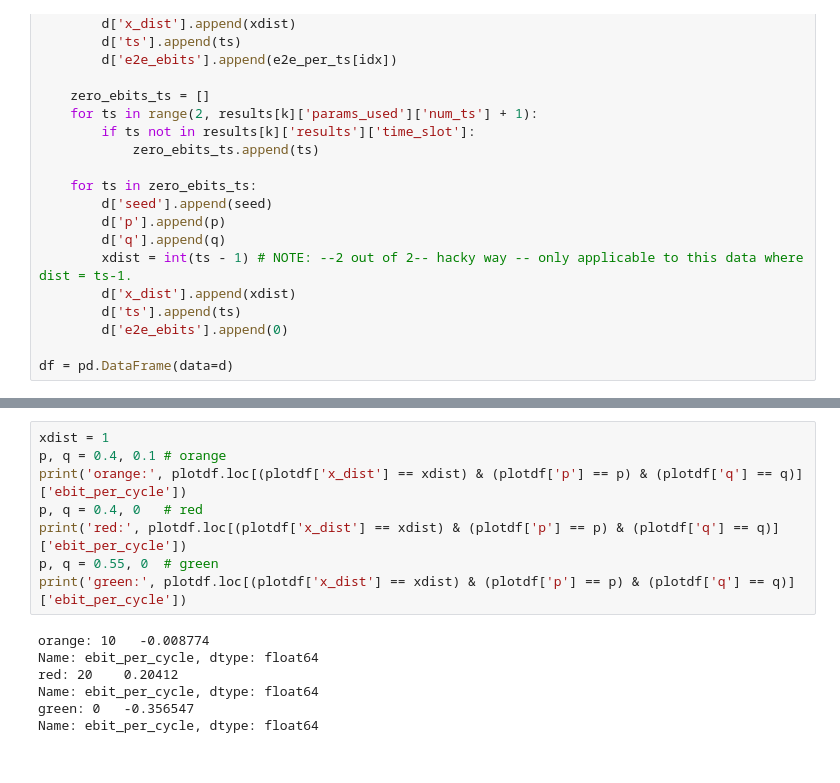
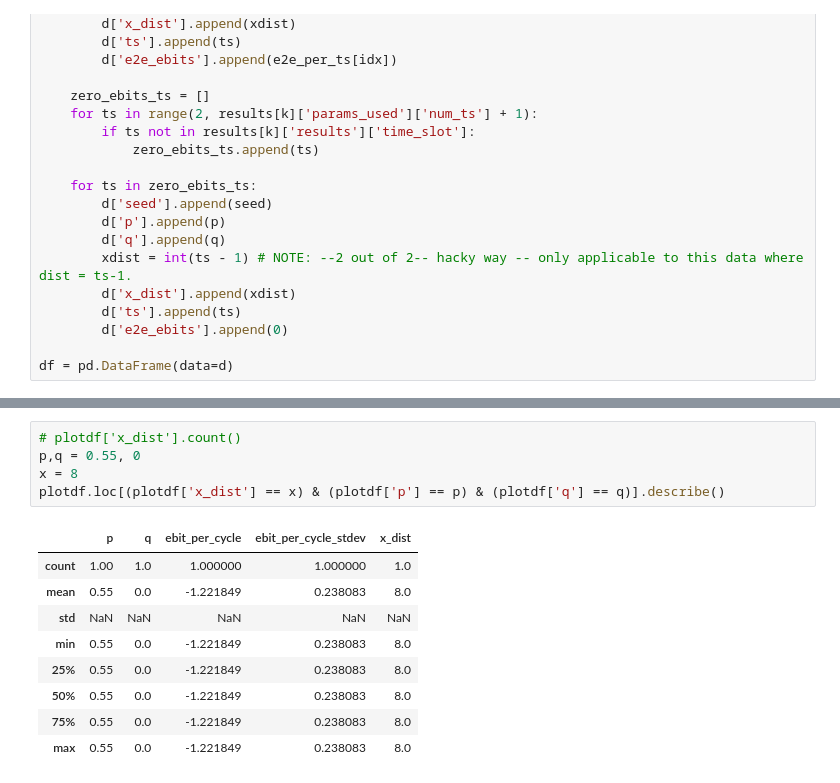
Before and after one commit to huzaifahnadeem/qnet-sim, a Jupyter notebook: src/exp_graph.ipynb, the cells around one changed output, grey strips where cells are left out. Drawn from its saved outputs; the diff is of its cells as text.

```diff
--- a/src/exp_graph.ipynb
+++ b/src/exp_graph.ipynb
@@ -153,15 +164,15 @@ plotdf
-# %%
-xdist = 1
-p, q = 0.4, 0.1 # orange
-print('orange:', plotdf.loc[(plotdf['x_dist'] == xdist) & (plotdf['p'] == p) & (plotdf['q'] == q)]['ebit_per_cycle'])
-p, q = 0.4, 0   # red
-print('red:', plotdf.loc[(plotdf['x_dist'] == xdist) & (plotdf['p'] == p) & (plotdf['q'] == q)]['ebit_per_cycle'])
-p, q = 0.55, 0  # green
-print('green:', plotdf.loc[(plotdf['x_dist'] == xdist) & (plotdf['p'] == p) & (plotdf['q'] == q)]['ebit_per_cycle'])
-# %% [output]
-orange: 10   -0.008774
-Name: ebit_per_cycle, dtype: float64
-red: 20    0.20412
-Name: ebit_per_cycle, dtype: float64
-green: 0   -0.356547
-Name: ebit_per_cycle, dtype: float64
+# %%
+# plotdf['x_dist'].count()
+p,q = 0.55, 0
+x = 8
+plotdf.loc[(plotdf['x_dist'] == x) & (plotdf['p'] == p) & (plotdf['q'] == q)].describe()
+# %% [output]
+|  | p | q | ebit_per_cycle | ebit_per_cycle_stdev | x_dist |
+| count | 1.00 | 1.0 | 1.000000 | 1.000000 | 1.0 |
+| mean | 0.55 | 0.0 | -1.221849 | 0.238083 | 8.0 |
+| std | NaN | NaN | NaN | NaN | NaN |
+| min | 0.55 | 0.0 | -1.221849 | 0.238083 | 8.0 |
+| 25% | 0.55 | 0.0 | -1.221849 | 0.238083 | 8.0 |
+| 50% | 0.55 | 0.0 | -1.221849 | 0.238083 | 8.0 |
+| 75% | 0.55 | 0.0 | -1.221849 | 0.238083 | 8.0 |
+| max | 0.55 | 0.0 | -1.221849 | 0.238083 | 8.0 |
```
Also changed, not shown: parts of 8 cells of this notebook, 4 other files.
